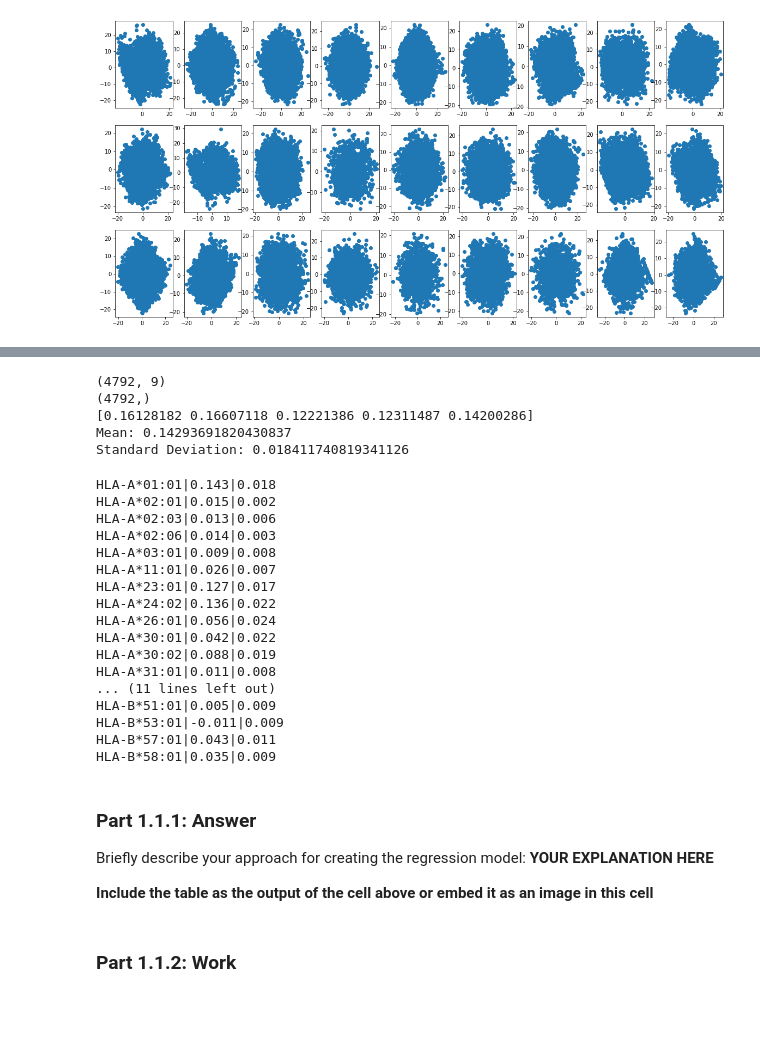
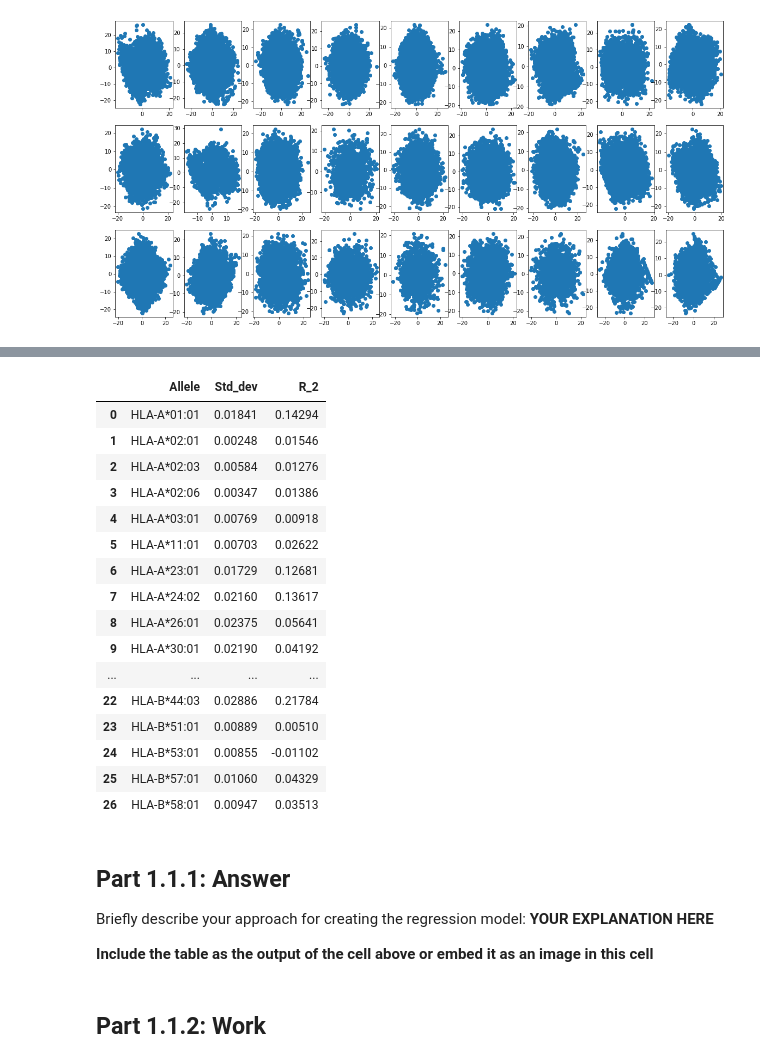
Before and after one commit to ryanquinnnelson/CMU-02718-HW5, a Jupyter notebook: 02_518_02_718_HW_5_ryann.ipynb, the cells around one changed output, grey strips where cells are left out. Drawn from its saved outputs; the diff is of its cells as text; code cells hidden in the pictures; blank space fills up the shorter version.

```diff
--- a/02_518_02_718_HW_5_ryann.ipynb
+++ b/02_518_02_718_HW_5_ryann.ipynb
@@ -272,16 +276,4 @@ def learn_regression_model(df,allele):
 
     return (mean(scores),std(scores))
-# %%
-# df1 = get_allele_data(MHC1_filtered_df,'HLA-A*01:01')
-# split_feature_and_target(df1)
-m,s = learn_regression_model(MHC1_filtered_df,'HLA-A*01:01')
-print('Mean:',m)
-print('Standard Deviation:',s)
-# %% [output]
-(4792, 9)
-(4792,)
-[0.16128182 0.16607118 0.12221386 0.12311487 0.14200286]
-Mean: 0.14293691820430837
-Standard Deviation: 0.018411740819341126
 # %%
 #?? am I supposed to then run the entire model again using .fit(X,y) so that I can use it to predict in 1.3
@@ -289,37 +281,41 @@ Standard Deviation: 0.018411740819341126
 # %%
+# for each of the 27 alleles, learn a separate regression model
 
-
-# for each of the 27 alleles, learn a separate regression model
+results = []
 for allele in class_i_list:
     m,s = learn_regression_model(MHC1_filtered_df,allele)
-    print(allele,round(m,3),round(s,3),sep='|')
+    result = [allele,round(s,5),round(m,5)] # std_dev before mean
+    results.append(result)
-# %% [output]
-HLA-A*01:01|0.143|0.018
-HLA-A*02:01|0.015|0.002
-HLA-A*02:03|0.013|0.006
-HLA-A*02:06|0.014|0.003
-HLA-A*03:01|0.009|0.008
-HLA-A*11:01|0.026|0.007
-HLA-A*23:01|0.127|0.017
-HLA-A*24:02|0.136|0.022
-HLA-A*26:01|0.056|0.024
-HLA-A*30:01|0.042|0.022
-HLA-A*30:02|0.088|0.019
-HLA-A*31:01|0.011|0.008
-... (11 lines left out)
-HLA-B*51:01|0.005|0.009
-HLA-B*53:01|-0.011|0.009
-HLA-B*57:01|0.043|0.011
-HLA-B*58:01|0.035|0.009
 # %%
 # TODO: Create a table where each row corresponds to one of the MHC I binding affinity models above, and
 #       the final column is the Coefficient of determination (ie. R^2) of the model using 5-fold cross validation.
+# %%
+mhc1_results_df = pd.DataFrame(data=results,columns = ['Allele','Std_dev','R_2'])
+mhc1_results_df
+# %% [output]
+|  | Allele | Std_dev | R_2 |
+| 0 | HLA-A*01:01 | 0.01841 | 0.14294 |
+| 1 | HLA-A*02:01 | 0.00248 | 0.01546 |
+| 2 | HLA-A*02:03 | 0.00584 | 0.01276 |
+| 3 | HLA-A*02:06 | 0.00347 | 0.01386 |
+| 4 | HLA-A*03:01 | 0.00769 | 0.00918 |
+| 5 | HLA-A*11:01 | 0.00703 | 0.02622 |
+| 6 | HLA-A*23:01 | 0.01729 | 0.12681 |
+| 7 | HLA-A*24:02 | 0.02160 | 0.13617 |
+| 8 | HLA-A*26:01 | 0.02375 | 0.05641 |
+| 9 | HLA-A*30:01 | 0.02190 | 0.04192 |
+| ... | ... | ... | ... |
+| 22 | HLA-B*44:03 | 0.02886 | 0.21784 |
+| 23 | HLA-B*51:01 | 0.00889 | 0.00510 |
+| 24 | HLA-B*53:01 | 0.00855 | -0.01102 |
+| 25 | HLA-B*57:01 | 0.01060 | 0.04329 |
+| 26 | HLA-B*58:01 | 0.00947 | 0.03513 |
 # %% [markdown]
-### Part 1.1.1: Answer
+## Part 1.1.1: Answer
 
 Briefly describe your approach for creating the regression model: **YOUR EXPLANATION HERE**
 
 **Include the table as the output of the cell above or embed it as an image in this cell**
 # %% [markdown]
-### Part 1.1.2: Work
+## Part 1.1.2: Work
 # %%
```
Also changed, not shown: parts of 42 cells of this notebook.
